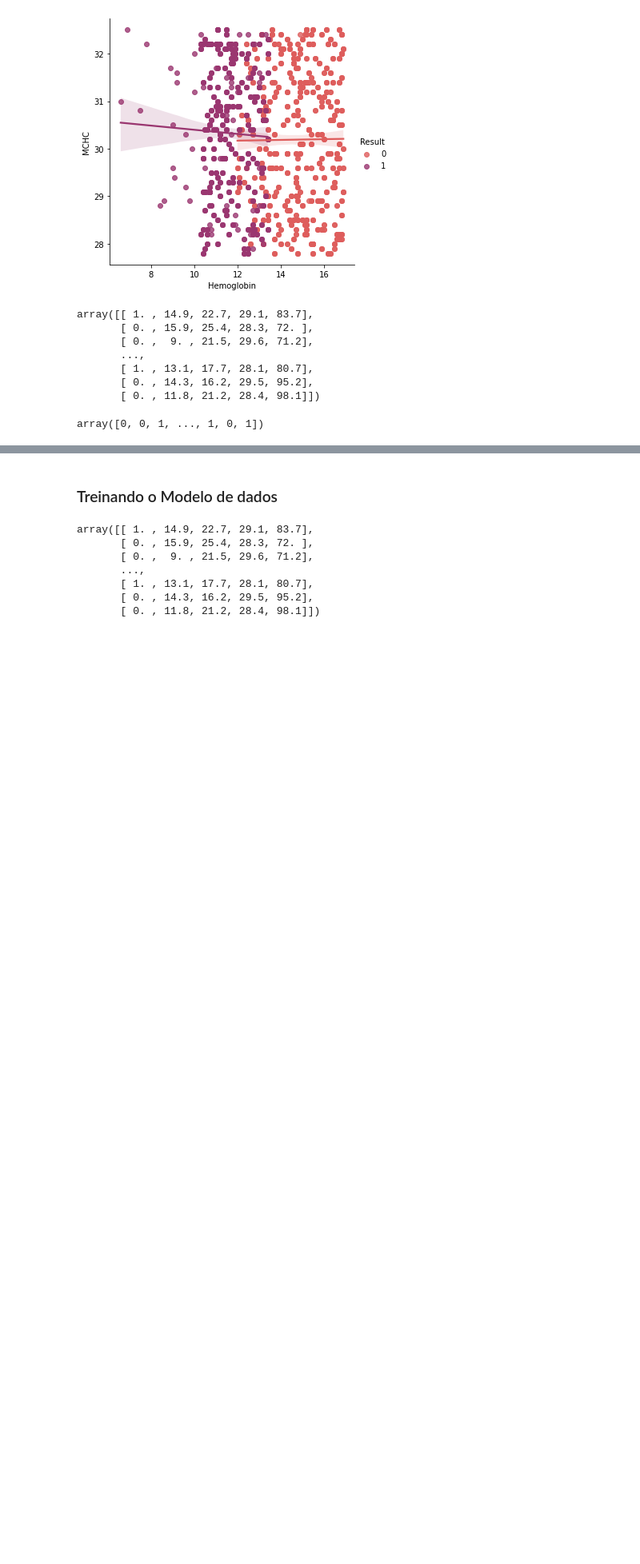
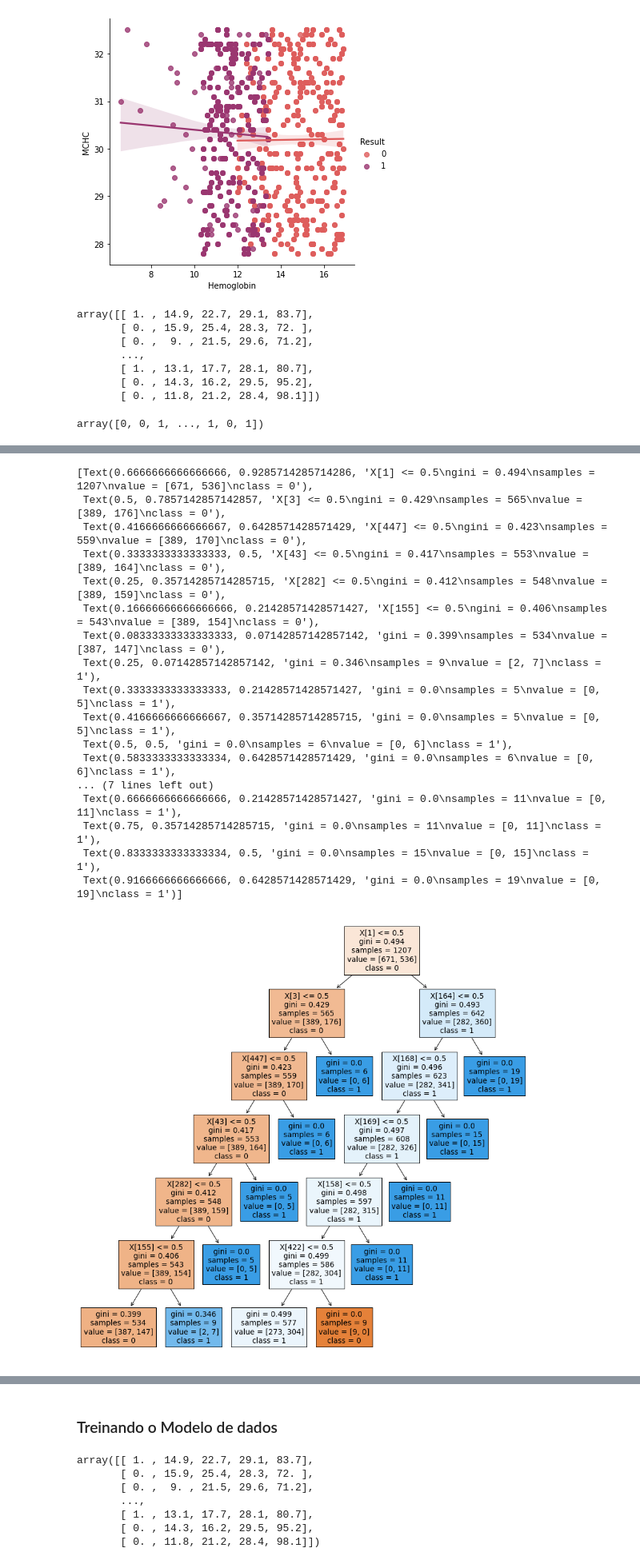
Before and after one commit to cantaruttim/Anemia, a Jupyter notebook: Untitled.ipynb, the cells around one changed output, grey strips where cells are left out. Shown: that part at 80% size. Saved outputs shown, nothing was run; the diff lists cells and outputs as text; code cells hidden in the pictures; blank space fills up the shorter version.

```diff
--- a/Untitled.ipynb
+++ b/Untitled.ipynb
@@ -284,0 +283,7 @@ tree.plot_tree(clf)
+# %%
+# Vamos agora dar um drop na coluna de Hemoglobina
+
+base_variancia = df.drop(columns = 'Hemoglobin', axis = 1)
+
+# Nova base de dados sem a Hemoglobina (com base na seleção de atributos)
+base_variancia
@@ -284,0 +304,3 @@ tree.plot_tree(clf)
+# %%
+X_var = base_variancia.iloc[:, 0:4].values
+y_var = base_variancia.iloc[:,4].values
@@ -284,0 +340,4 @@ tree.plot_tree(clf)
+# %%
+from sklearn.model_selection import train_test_split
+X_treinamento_var, X_teste_var, y_treinamento_var, y_teste_var = train_test_split(X_var, y_var, test_size=0.15, random_state=0)
+X_treinamento_var.shape, X_teste_var.shape
@@ -285,3 +420,30 @@ tree.plot_tree(clf)
+# %%
+from sklearn import tree
+
+clf = DecisionTreeClassifier(max_depth=6)
+clf = clf.fit(X_treinamento_var, y_treinamento_var)
+# %%
+fig, axes = plt.subplots(figsize=(15,15), ncols=1, nrows=1)
+tree.plot_tree(clf, class_names=['0', '1'], filled=True)
+# %% [output]
+[Text(0.6666666666666666, 0.9285714285714286, 'X[1] <= 0.5\ngini = 0.494\nsamples = 1207\nvalue = [671, 536]\nclass = 0'),
+ Text(0.5, 0.7857142857142857, 'X[3] <= 0.5\ngini = 0.429\nsamples = 565\nvalue = [389, 176]\nclass = 0'),
+ Text(0.4166666666666667, 0.6428571428571429, 'X[447] <= 0.5\ngini = 0.423\nsamples = 559\nvalue = [389, 170]\nclass = 0'),
+ Text(0.3333333333333333, 0.5, 'X[43] <= 0.5\ngini = 0.417\nsamples = 553\nvalue = [389, 164]\nclass = 0'),
+ Text(0.25, 0.35714285714285715, 'X[282] <= 0.5\ngini = 0.412\nsamples = 548\nvalue = [389, 159]\nclass = 0'),
+ Text(0.16666666666666666, 0.21428571428571427, 'X[155] <= 0.5\ngini = 0.406\nsamples = 543\nvalue = [389, 154]\nclass = 0'),
+ Text(0.08333333333333333, 0.07142857142857142, 'gini = 0.399\nsamples = 534\nvalue = [387, 147]\nclass = 0'),
+ Text(0.25, 0.07142857142857142, 'gini = 0.346\nsamples = 9\nvalue = [2, 7]\nclass = 1'),
+ Text(0.3333333333333333, 0.21428571428571427, 'gini = 0.0\nsamples = 5\nvalue = [0, 5]\nclass = 1'),
+ Text(0.4166666666666667, 0.35714285714285715, 'gini = 0.0\nsamples = 5\nvalue = [0, 5]\nclass = 1'),
+ Text(0.5, 0.5, 'gini = 0.0\nsamples = 6\nvalue = [0, 6]\nclass = 1'),
+ Text(0.5833333333333334, 0.6428571428571429, 'gini = 0.0\nsamples = 6\nvalue = [0, 6]\nclass = 1'),
+... (7 lines left out)
+ Text(0.6666666666666666, 0.21428571428571427, 'gini = 0.0\nsamples = 11\nvalue = [0, 11]\nclass = 1'),
+ Text(0.75, 0.35714285714285715, 'gini = 0.0\nsamples = 11\nvalue = [0, 11]\nclass = 1'),
+ Text(0.8333333333333334, 0.5, 'gini = 0.0\nsamples = 15\nvalue = [0, 15]\nclass = 1'),
+ Text(0.9166666666666666, 0.6428571428571429, 'gini = 0.0\nsamples = 19\nvalue = [0, 19]\nclass = 1')]
+[figure, added]
 # %%
 r1 = np.max(resultados_arvore)
 r4 = np.max(resultados_svm)
```
Also changed, not shown: parts of 27 cells of this notebook.
